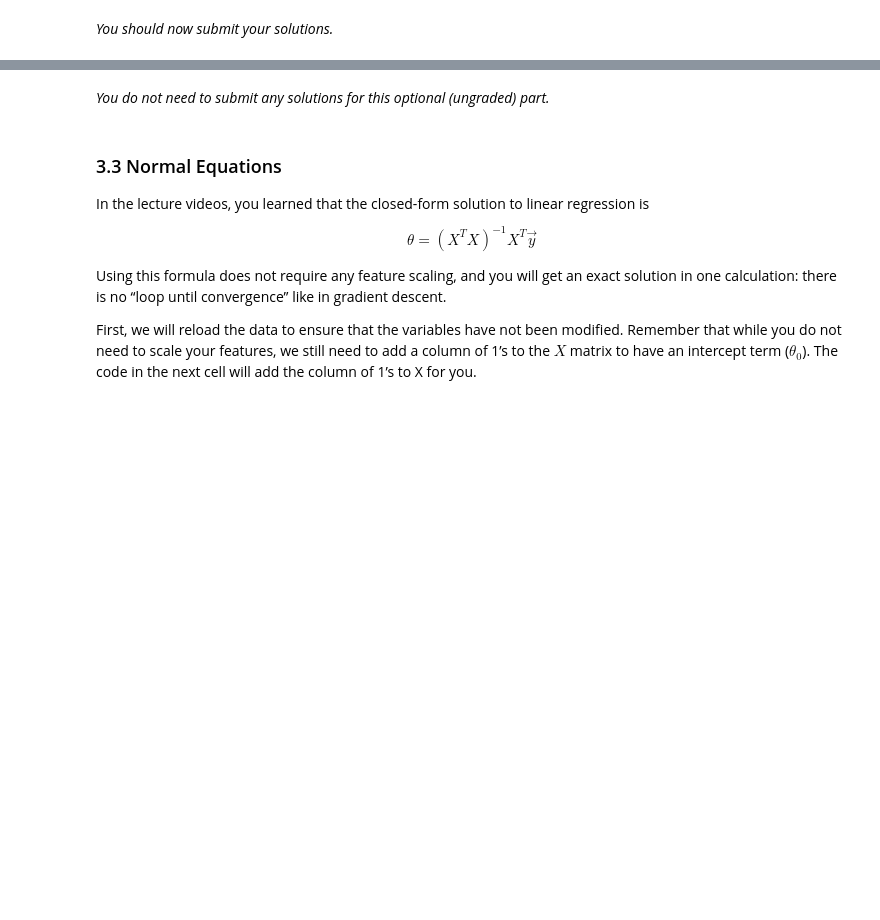
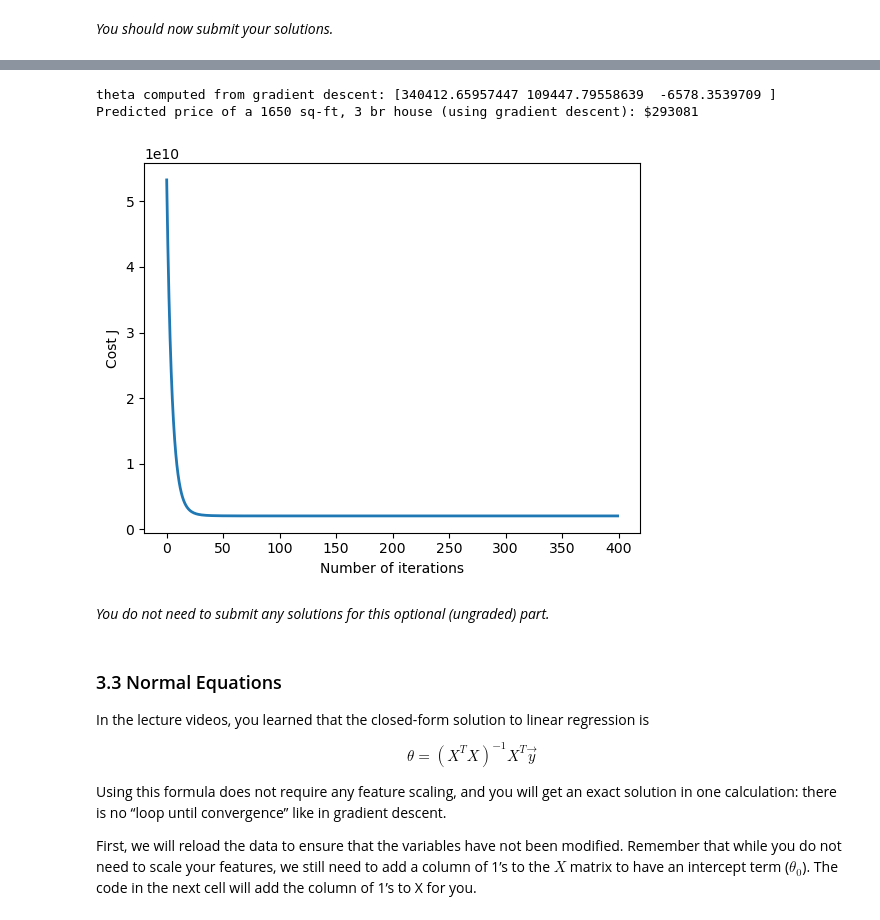
Before and after one commit to omriShneor/ml-coursera-python-assignments, a Jupyter notebook: Exercise1/exercise1.ipynb, the cells around one changed output, grey strips where cells are left out. Drawn from its saved outputs; the diff is of its cells as text; code cells hidden in the pictures; blank space fills up the shorter version.

Commit message:
Completed linear regression with multiple variables

```diff
--- a/Exercise1/exercise1.ipynb
+++ b/Exercise1/exercise1.ipynb
@@ -635,18 +631,12 @@ def  featureNormalize(X):
     """
     # You need to set these values correctly
     X_norm = X.copy()
-    mu = np.zeros(X.shape[1])
-    sigma = np.zeros(X.shape[1])
-
-    # Number of rows in the training set
-    n = X.shape[0]
-
     # =========================== YOUR CODE HERE =====================
 
-    mu = np.mean(X, axis=0)
+    mu = np.average(X, axis=0)
     sigma = np.std(X, axis=0)
 
-    X_norm = (X-mu)*sigma
+    X_norm = (X_norm-mu)/sigma
 
     # ================================================================
     return X_norm, mu, sigma
@@ -789,16 +786,7 @@ def gradientDescentMulti(X, y, theta, alpha, num_iters):
     # make a copy of theta, which will be updated by gradient descent
     theta = theta.copy()
 
-    J_history = []
-
-    for i in range(num_iters):
-        # ======================= YOUR CODE HERE ==========================
-
-
-        # =================================================================
-
-        # save the cost J in every iteration
-        J_history.append(computeCostMulti(X, y, theta))
+    theta, J_history = gradientDescent(X, y, theta, alpha, num_iters)
 
     return theta, J_history
 # %% [markdown]
@@ -854,34 +842,38 @@ of a 1650 sq-ft, 3 br house.
 
 Hint
 ----
 At prediction, make sure you do the same feature normalization.
 """
 # Choose some alpha value - change this
 alpha = 0.1
 num_iters = 400
 
 # init theta and run gradient descent
 theta = np.zeros(3)
 theta, J_history = gradientDescentMulti(X, y, theta, alpha, num_iters)
 
 # Plot the convergence graph
 pyplot.plot(np.arange(len(J_history)), J_history, lw=2)
 pyplot.xlabel('Number of iterations')
 pyplot.ylabel('Cost J')
 
 # Display the gradient descent's result
 print('theta computed from gradient descent: {:s}'.format(str(theta)))
 
 # Estimate the price of a 1650 sq-ft, 3 br house
 # ======================= YOUR CODE HERE ===========================
 # Recall that the first column of X is all-ones.
 # Thus, it does not need to be normalized.
 
-price = 0   # You should change this
+price = np.dot([1, (1650-mu[0])/sigma[0],(3-mu[1])/sigma[1]], theta)
 
 # ===================================================================
 
 print('Predicted price of a 1650 sq-ft, 3 br house (using gradient descent): ${:.0f}'.format(price))
+# %% [output]
+theta computed from gradient descent: [340412.65957447 109447.79558639  -6578.3539709 ]
+Predicted price of a 1650 sq-ft, 3 br house (using gradient descent): $293081
+[figure, added]
 # %% [markdown]
 *You do not need to submit any solutions for this optional (ungraded) part.*
 # %% [markdown]
```
Also changed, not shown: parts of 4 cells of this notebook.
